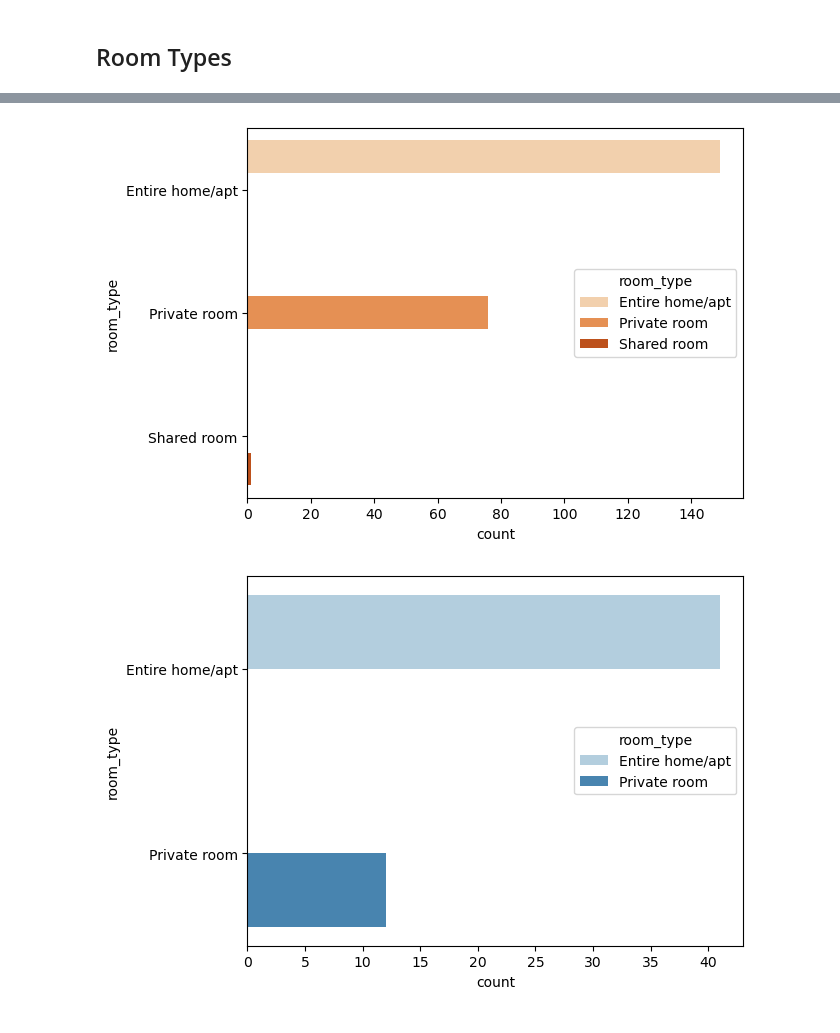
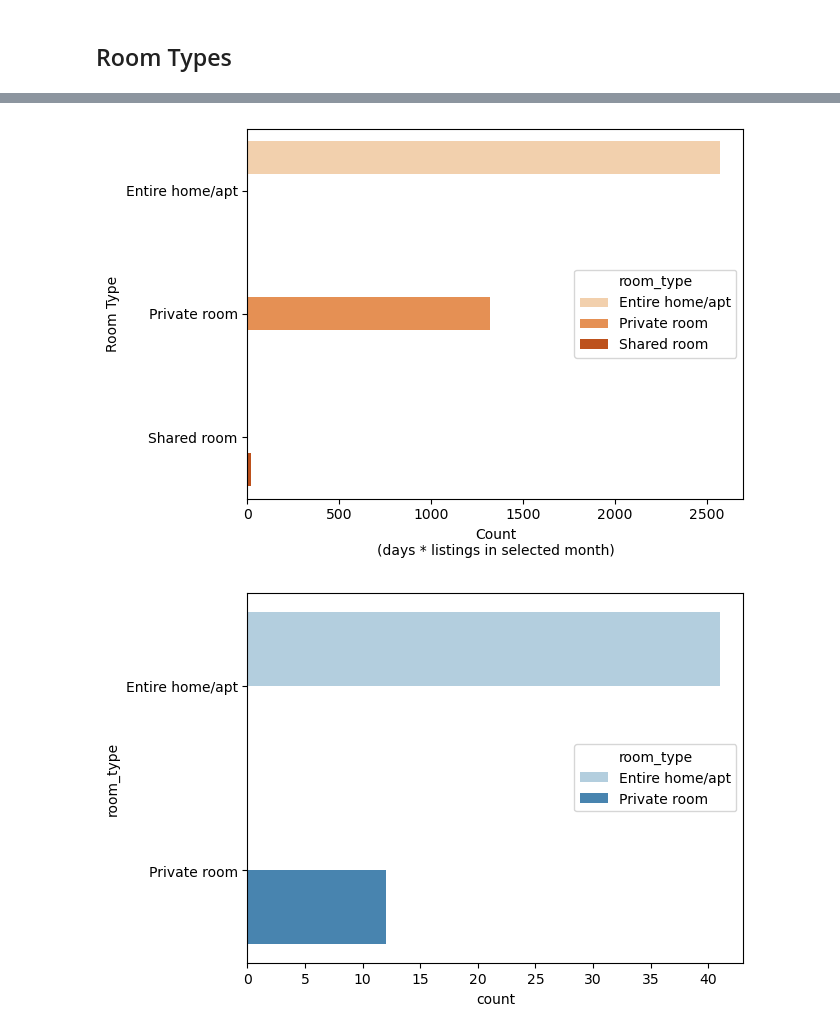
Before and after one commit to Brooks377/leftside_teamproject, a Jupyter notebook: ugly_god/Graphics.ipynb, the cells around one changed output, grey strips where cells are left out. Drawn from its saved outputs; the diff is of its cells as text; code cells hidden in the pictures.

```diff
--- a/ugly_god/Graphics.ipynb
+++ b/ugly_god/Graphics.ipynb
@@ -44,5 +44,7 @@ master_short
 # %% [markdown]
 ## Vacancy
+# %%
+master['date'] = pd.to_datetime(master['date'])
 # %%
 # select neighborhood
 
@@ -95,16 +119,22 @@ sns.move_legend(ax, "center right")
 # %%
 # select neighborhood
+master_filt = master.loc[master['census_NBH'] == 'East Boston'].reset_index()
 
-master_short_filt = master_short.loc[master_short['census_NBH'] == 'East Boston'].reset_index()
+# select date
+month_select = pd.to_datetime('2024-3')
+master_filt = master_filt.loc[(master_filt['date'] >= month_select)
+                                   & (master_filt['date'] < month_select + pd.DateOffset(months=1))]
 
-ax = sns.countplot(data = master_short_filt,
+# create room_type plot
+ax = sns.countplot(data = master_filt,
                    y = 'room_type',
                    hue = 'room_type',
                    palette = 'Oranges')
-
+ax.set_xlabel('Count\n(days * listings in selected month)')
+ax.set_ylabel('Room Type')
 sns.move_legend(ax, "center right")
 # %% [output]
-[figure, old version]
+[figure, new version]
 # %%
 # select tract
 
```
Also changed, not shown: parts of 10 cells of this notebook, 11 other files.
